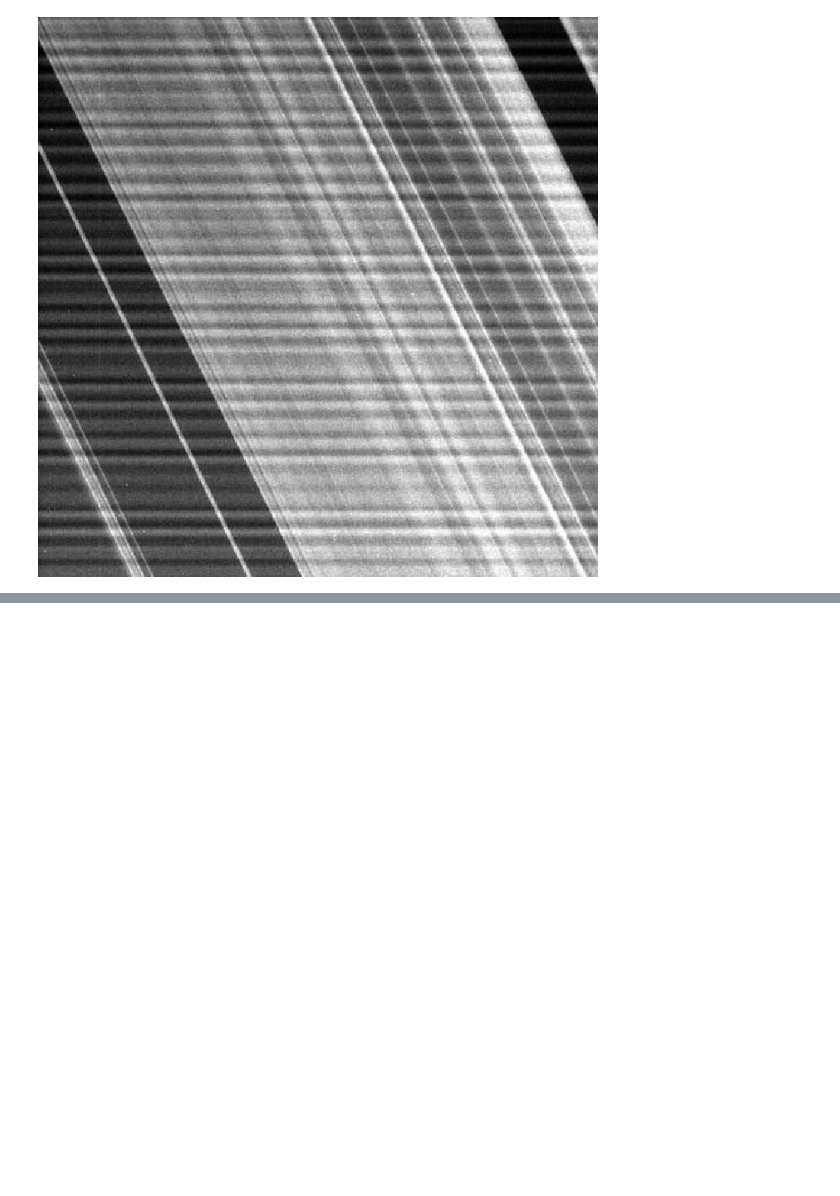
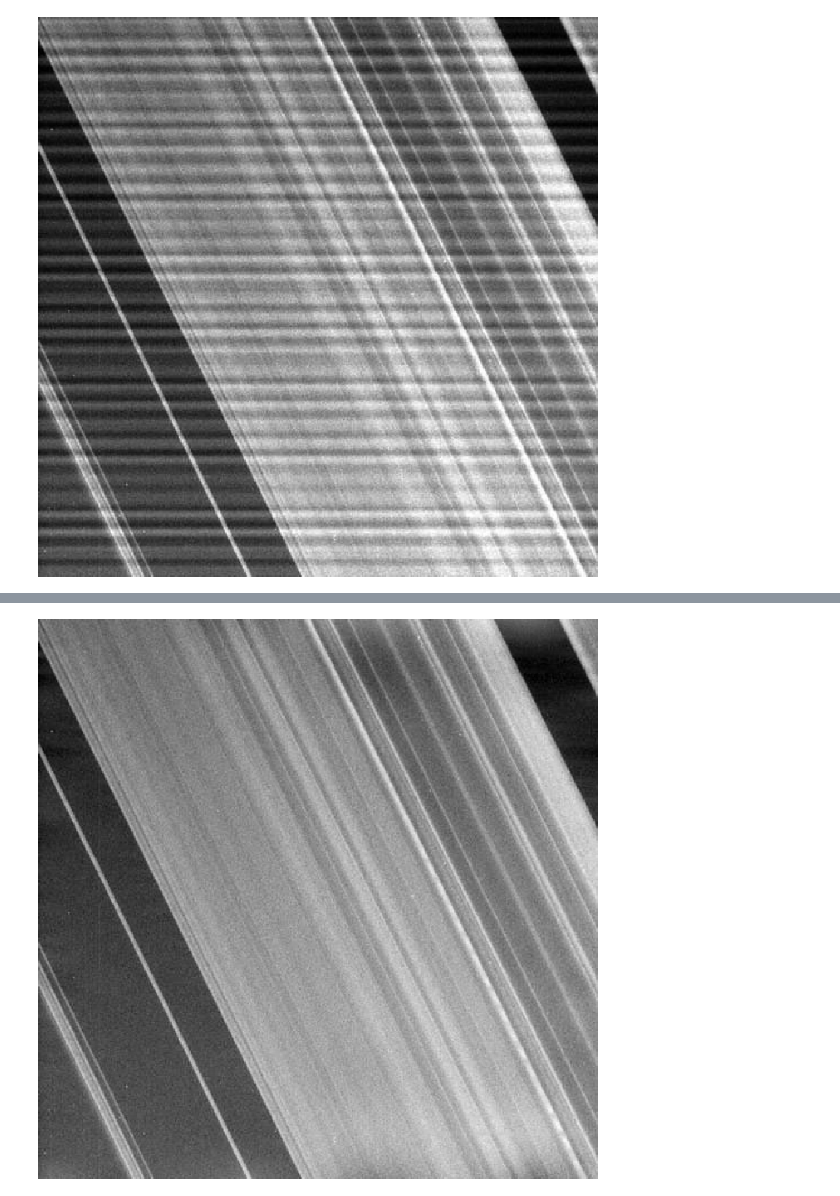
Before and after one commit to EnzoGevartosky/EPs_vitor, a Jupyter notebook: 21_11/code.ipynb, the cells around one changed output, grey strips where cells are left out. Cells and saved outputs as stored; diff of their text form; code cells hidden in the pictures; blank space fills up the shorter version.

```diff
--- a/21_11/code.ipynb
+++ b/21_11/code.ipynb
@@ -49,0 +74,5 @@ img_double
+# %%
+# Removendo pixeis adicionados pela expansão
+spec = spec.*H_ideal
+img_processed = ifft(spec)[pad+1:end-pad, pad+1:end-pad]
+img_processed = dislocate_im(img_processed)
@@ -49,0 +97,4 @@ img_double
+# %%
+Gray.(log.(abs.(real.(img_processed)) .+ 1) ./ maximum(log.(abs.(real.(img_processed)) .+1)))
+# %% [output]
+[figure, added]
```
Also changed, not shown: parts of 8 cells of this notebook, 1 other file.
